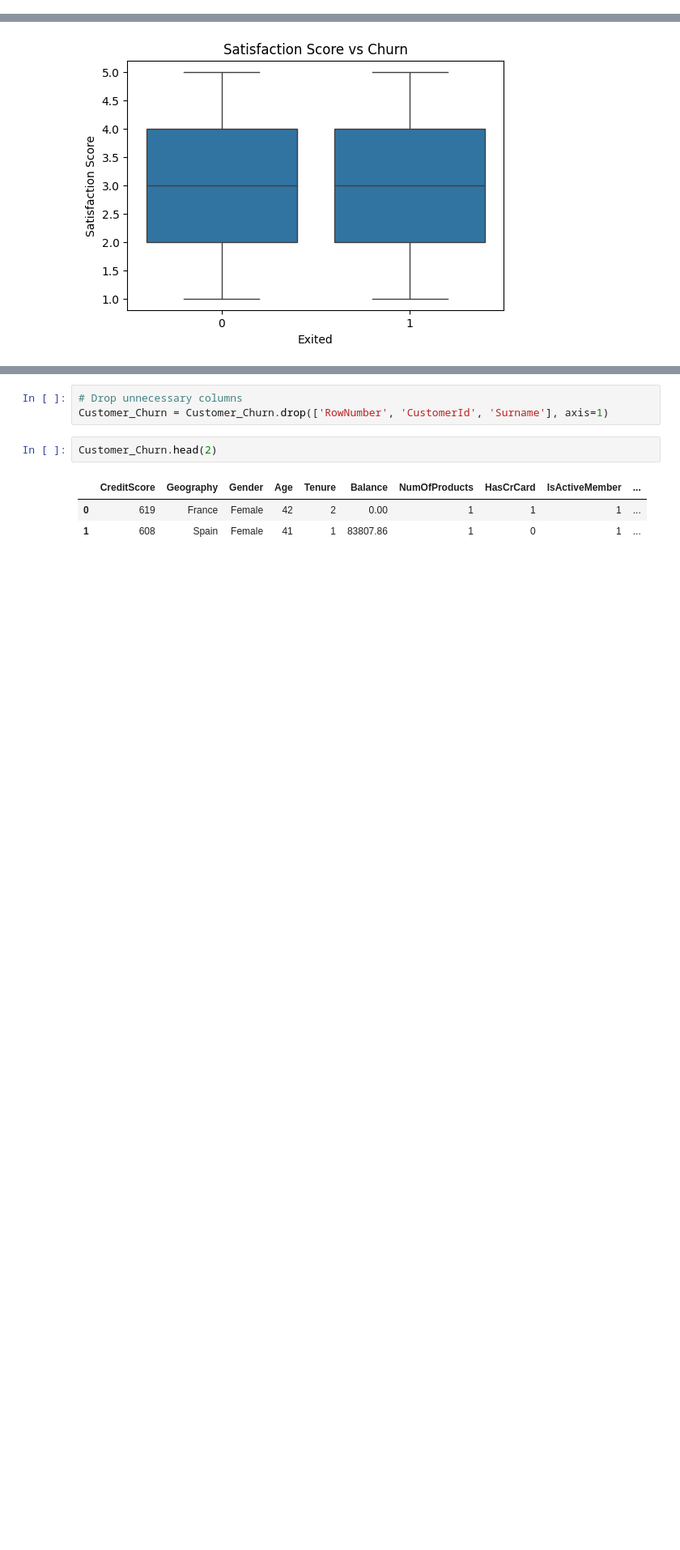
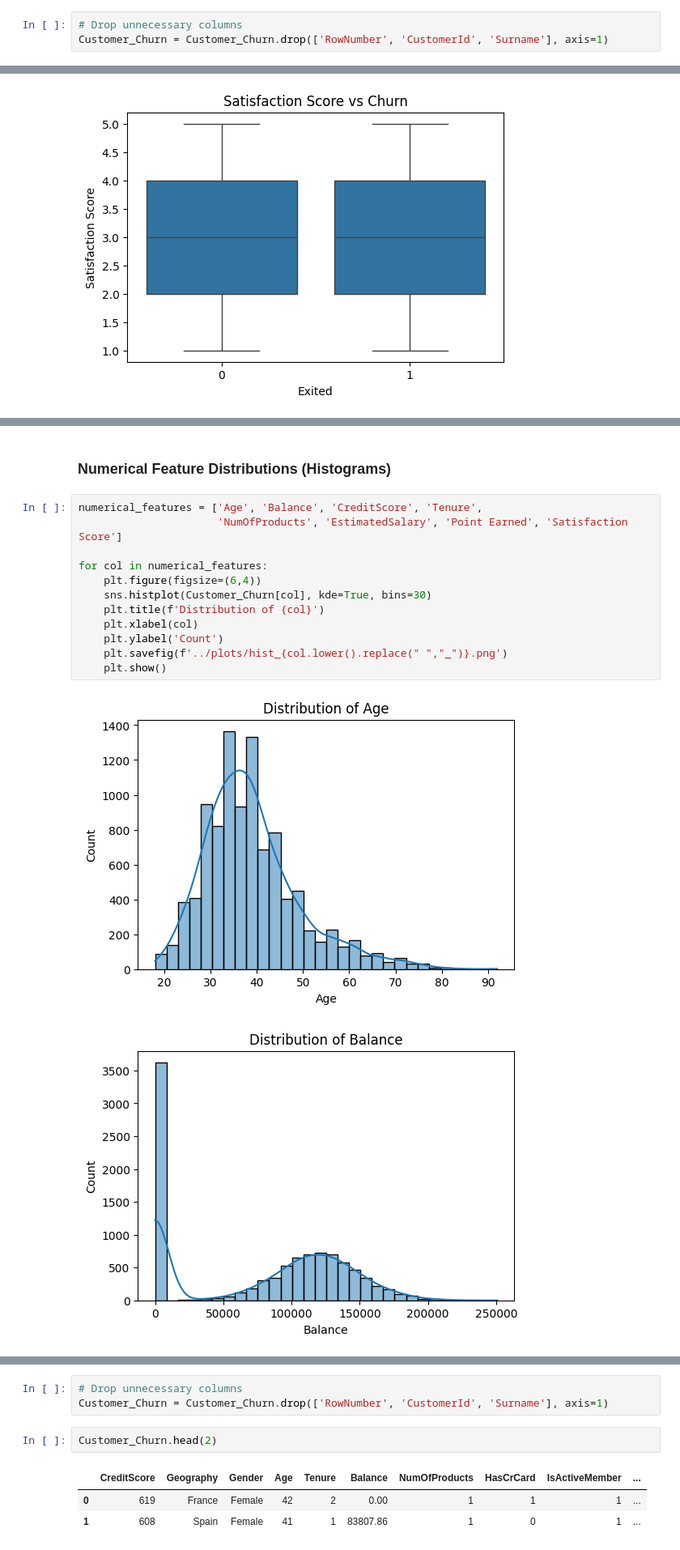
Before and after one commit to HarshiniK19/Customer_Churn_Prediction, a Jupyter notebook: notebooks/01_Data_Understanding.ipynb, the cells around one changed output, grey strips where cells are left out. Shown at 81% size. Drawn from its saved outputs; the diff is of its cells as text; blank space fills up the shorter version.

```diff
--- a/notebooks/01_Data_Understanding.ipynb
+++ b/notebooks/01_Data_Understanding.ipynb
@@ -100,6 +100,9 @@ Index(['RowNumber', 'CustomerId', 'Surname', 'CreditScore', 'Geography',
        'IsActiveMember', 'EstimatedSalary', 'Exited', 'Complain',
        'Satisfaction Score', 'Card Type', 'Point Earned'],
       dtype='object')
+# %%
+# Drop unnecessary columns
+Customer_Churn = Customer_Churn.drop(['RowNumber', 'CustomerId', 'Surname'], axis=1)
 # %% [markdown]
 Observations:
 - Shape confirms **10000** rows and **18** columns.
@@ -197,0 +238,17 @@ for col in numerical_features:
+# %% [markdown]
+### Numerical Feature Distributions (Histograms)
+# %%
+numerical_features = ['Age', 'Balance', 'CreditScore', 'Tenure',
+                      'NumOfProducts', 'EstimatedSalary', 'Point Earned', 'Satisfaction Score']
+
+for col in numerical_features:
+    plt.figure(figsize=(6,4))
+    sns.histplot(Customer_Churn[col], kde=True, bins=30)
+    plt.title(f'Distribution of {col}')
+    plt.xlabel(col)
+    plt.ylabel('Count')
+    plt.savefig(f'../plots/hist_{col.lower().replace(" ","_")}.png')
+    plt.show()
+# %% [output]
+[figure, added]
+[figure, added]
```
Also changed, not shown: parts of 9 cells of this notebook.
